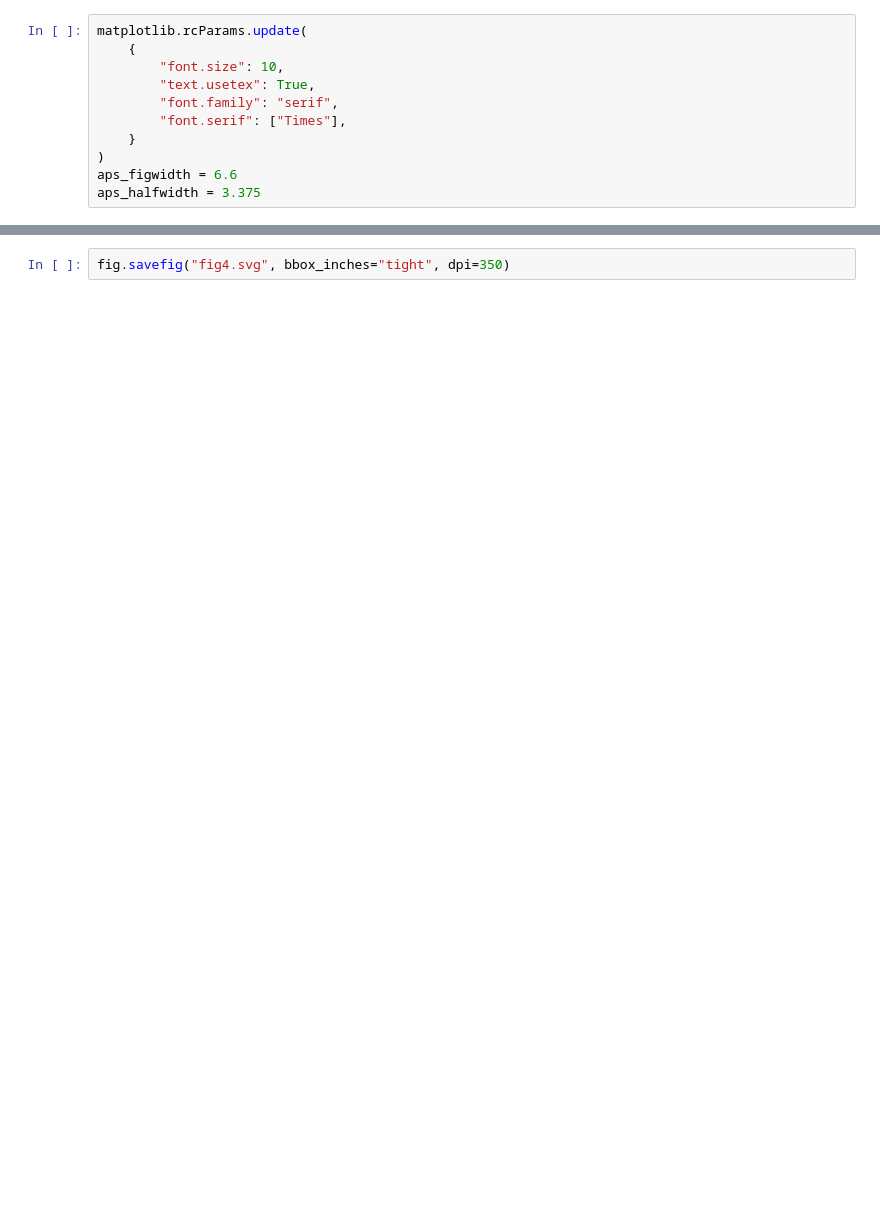
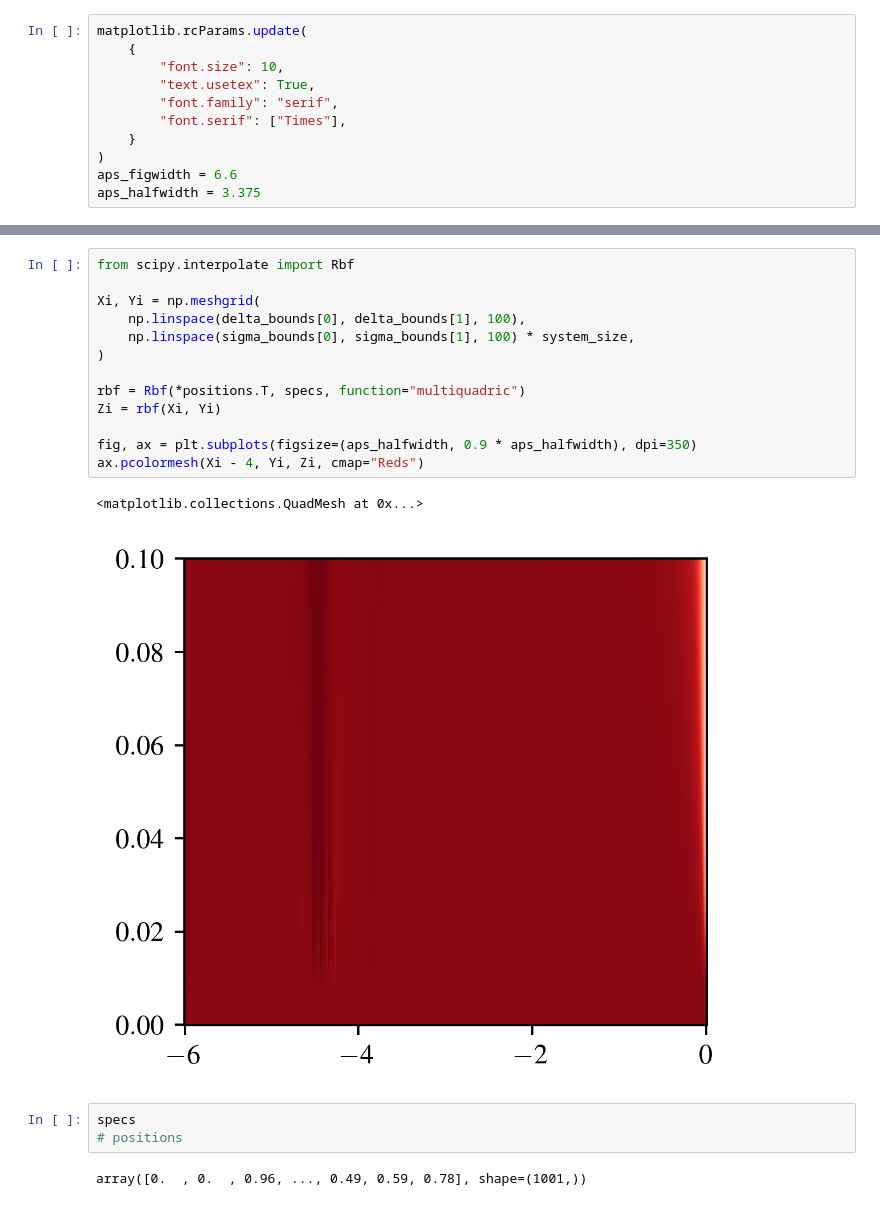
Before and after one commit to lauragoms/TAI-localizer, a Jupyter notebook: fig_4.ipynb, the cells around one changed output, grey strips where cells are left out. Drawn from its saved outputs; the diff is of its cells as text; blank space fills up the shorter version.

```diff
--- a/fig_4.ipynb
+++ b/fig_4.ipynb
@@ -299,2 +357,21 @@ cbar_ax.set_rasterized(True)
-# %%
-fig.savefig("fig4.svg", bbox_inches="tight", dpi=350)
+# %%
+from scipy.interpolate import Rbf
+
+Xi, Yi = np.meshgrid(
+    np.linspace(delta_bounds[0], delta_bounds[1], 100),
+    np.linspace(sigma_bounds[0], sigma_bounds[1], 100) * system_size,
+)
+
+rbf = Rbf(*positions.T, specs, function="multiquadric")
+Zi = rbf(Xi, Yi)
+
+fig, ax = plt.subplots(figsize=(aps_halfwidth, 0.9 * aps_halfwidth), dpi=350)
+ax.pcolormesh(Xi - 4, Yi, Zi, cmap="Reds")
+# %% [output]
+<matplotlib.collections.QuadMesh at 0x...>
+[figure, added]
+# %%
+specs
+# positions
+# %% [output]
+array([0.  , 0.  , 0.96, ..., 0.49, 0.59, 0.78], shape=(1001,))
```
Also changed, not shown: parts of 20 cells of this notebook, 18 other files.
